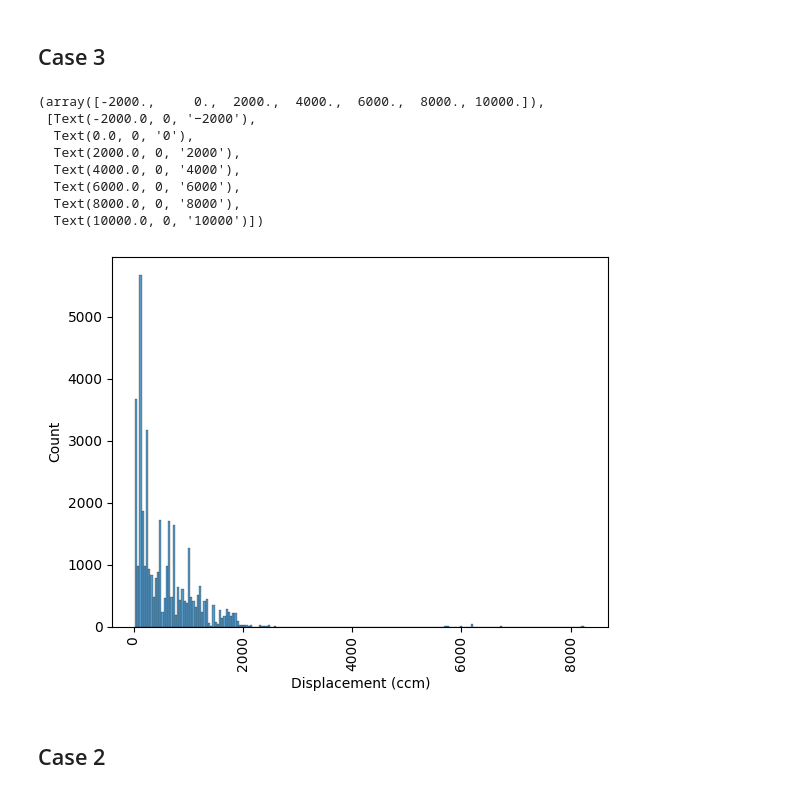
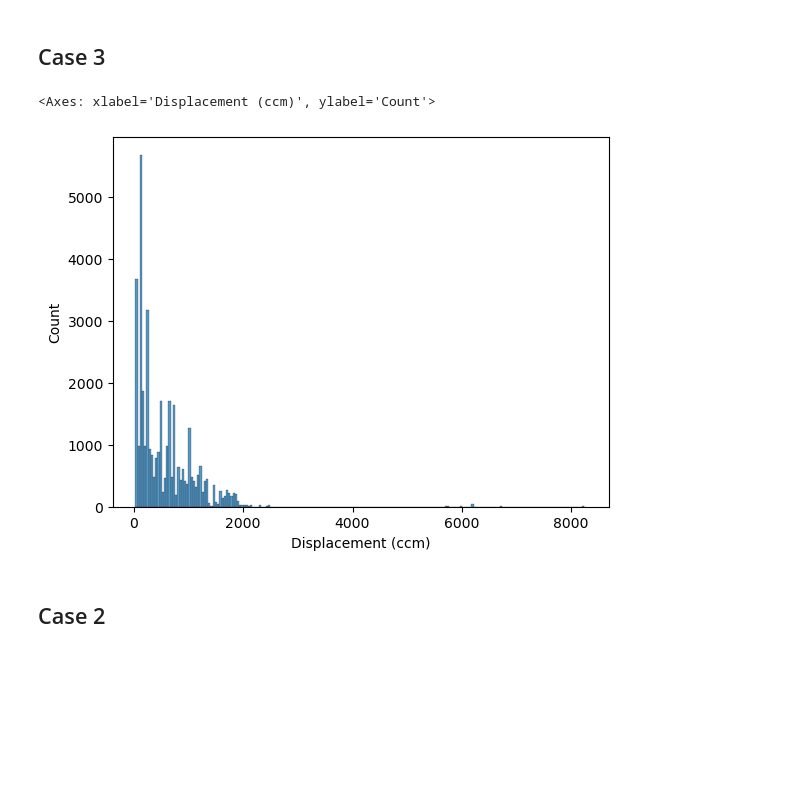
Before and after one commit to Renad-Elgabrouny/Summary, a Jupyter notebook: Cleaning/cleaning-final (1).ipynb, the cells around one changed output. Cells and saved outputs as stored; diff of their text form; code cells hidden in the pictures; blank space fills up the shorter version.

```diff
--- a/Cleaning/cleaning-final (1).ipynb
+++ b/Cleaning/cleaning-final (1).ipynb
@@ -30,5 +16,6 @@ for dirname, _, filenames in os.walk('/kaggle/input'):
 * unique inconsistency
 * Dealing with Dates
 # %%
-df1=pd.read_csv("/kaggle/input/motors-f/motors (4).csv") #read data
+#read data
+data=pd.read_csv("motors (4).csv")
 # %%
@@ -76 +69,3 @@ df1.duplicated().sum()
+# %%
+data.drop_duplicates(subset=['Brand', 'Model', 'Year', 'Category', 'Displacement (ccm)', 'Power (hp)', 'Engine cylinder', 'Engine stroke', 'Gearbox', 'Fuel capacity (lts)', 'Fuel system', 'Cooling system', 'Transmission type', 'Gearbox_types'],inplace=True)
 # %%
@@ -121,16 +109,8 @@ What we noticed :
 # %% [markdown]
 ## Case 3
 # %%
-sns.histplot(data=df1,x='Displacement (ccm)')
-plt.xticks(rotation=90)
 # there is skewness in the data so it is better to impute the null values with median rather than mean
+sns.histplot(data=data,x='Displacement (ccm)')
 # %% [output]
-(array([-2000.,     0.,  2000.,  4000.,  6000.,  8000., 10000.]),
- [Text(-2000.0, 0, '−2000'),
-  Text(0.0, 0, '0'),
-  Text(2000.0, 0, '2000'),
-  Text(4000.0, 0, '4000'),
-  Text(6000.0, 0, '6000'),
-  Text(8000.0, 0, '8000'),
-  Text(10000.0, 0, '10000')])
+<Axes: xlabel='Displacement (ccm)', ylabel='Count'>
-[figure, old version]
+[figure, new version]
```
Also changed, not shown: parts of 39 cells of this notebook.
